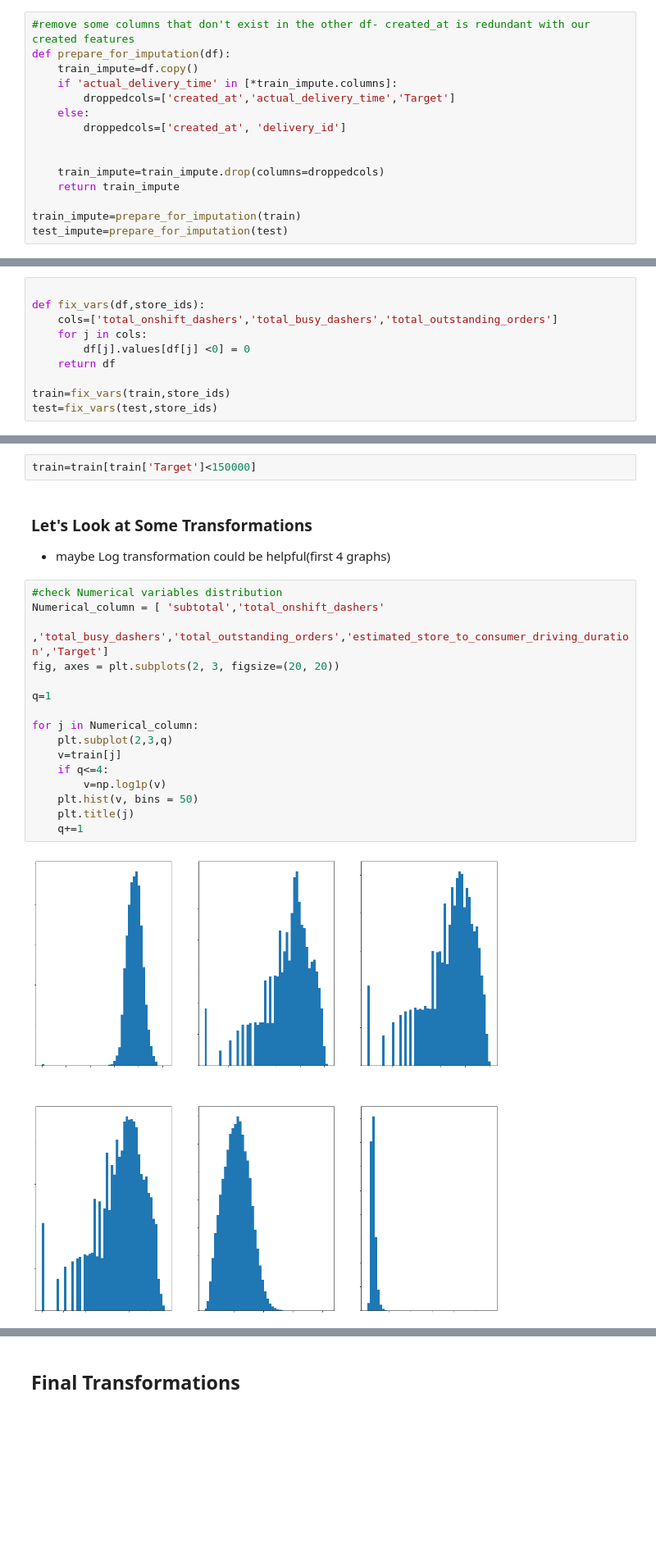
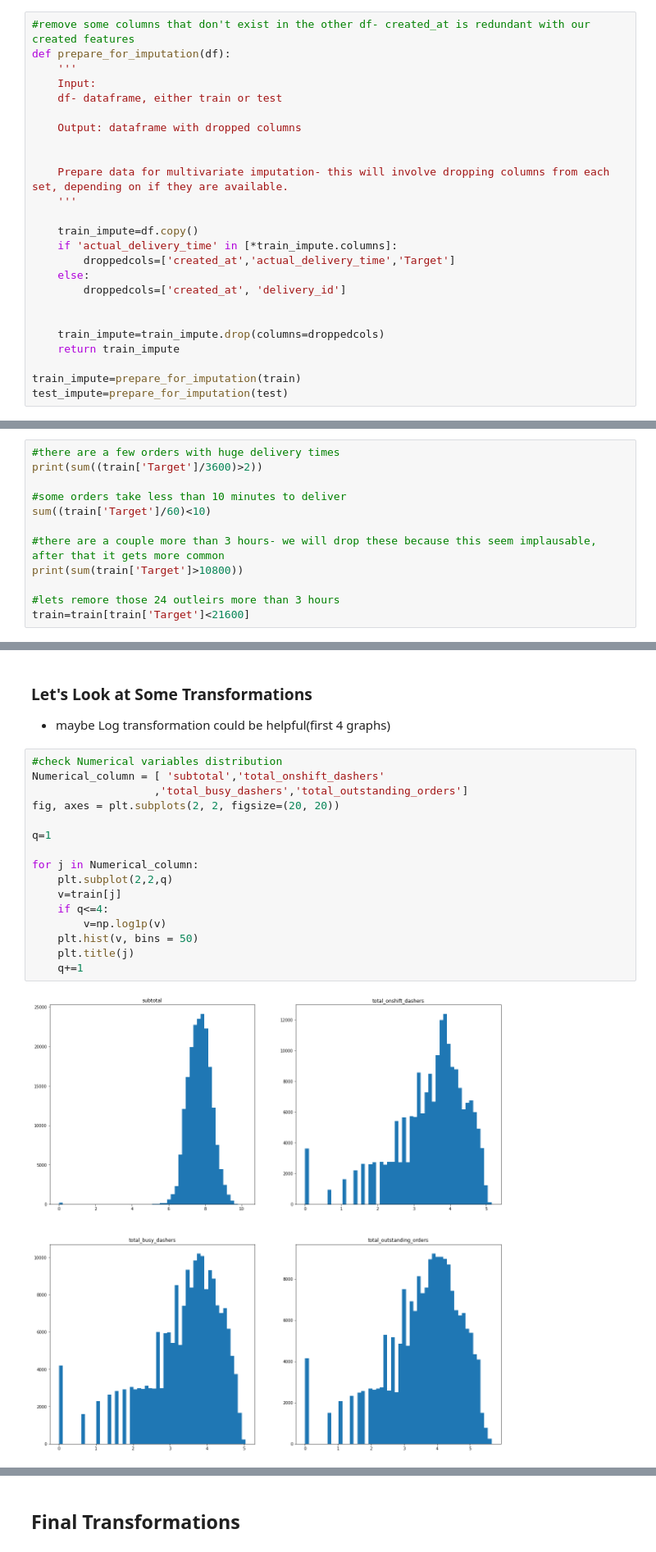
Before and after one commit to nkreimold/DoorDashPrediction, a Jupyter notebook: Analysis.ipynb, the cells around one changed output, grey strips where cells are left out. Shown: that part at 82% size. Drawn from its saved outputs; the diff is of its cells as text; blank space fills up the shorter version.

Commit message:
Changed target filtering

```diff
--- a/Analysis.ipynb
+++ b/Analysis.ipynb
@@ -224,6 +236,16 @@ dtype: int64
 # %%
 #remove some columns that don't exist in the other df- created_at is redundant with our created features
 def prepare_for_imputation(df):
+    '''
+    Input:
+    df- dataframe, either train or test
+
+    Output: dataframe with dropped columns
+
+
+    Prepare data for multivariate imputation- this will involve dropping columns from each set, depending on if they are available.
+    '''
+
     train_impute=df.copy()
     if 'actual_delivery_time' in [*train_impute.columns]:
         droppedcols=['created_at','actual_delivery_time','Target']
@@ -334,0 +398,12 @@ train.describe()
+# %%
+#there are a few orders with huge delivery times
+print(sum((train['Target']/3600)>2))
+
+#some orders take less than 10 minutes to deliver
+sum((train['Target']/60)<10)
+
+#there are a couple more than 3 hours- we will drop these because this seem implausable, after that it gets more common
+print(sum(train['Target']>10800))
+
+#lets remore those 24 outleirs more than 3 hours
+train=train[train['Target']<21600]
@@ -430,13 +496,3 @@ Also there are some really long and short order times. However, there are enough
-# %%
-
-def fix_vars(df,store_ids):
-    cols=['total_onshift_dashers','total_busy_dashers','total_outstanding_orders']
-    for j in cols:
-        df[j].values[df[j] <0] = 0
-    return df
-
-train=fix_vars(train,store_ids)
-test=fix_vars(test,store_ids)
 # %% [markdown]
 If we plot the target by time, there are relatively similar distributions by day-
 no one day has all the large order times
@@ -488,24 +542,22 @@ We can remove those two extreme points and replot. We will do this below after w
-# %%
-train=train[train['Target']<150000]
 # %% [markdown]
 ### Let's Look at Some Transformations
 - maybe Log transformation could be helpful(first 4 graphs)
 # %%
 #check Numerical variables distribution
 Numerical_column = [ 'subtotal','total_onshift_dashers'
-                   ,'total_busy_dashers','total_outstanding_orders','estimated_store_to_consumer_driving_duration','Target']
-fig, axes = plt.subplots(2, 3, figsize=(20, 20))
+                   ,'total_busy_dashers','total_outstanding_orders']
+fig, axes = plt.subplots(2, 2, figsize=(20, 20))
 
 q=1
 
 for j in Numerical_column:
-    plt.subplot(2,3,q)
+    plt.subplot(2,2,q)
     v=train[j]
     if q<=4:
         v=np.log1p(v)
     plt.hist(v, bins = 50)
     plt.title(j)
     q+=1
 # %% [output]
-[figure, old version]
+[figure, new version]
 # %% [markdown]
```
Also changed, not shown: parts of 33 cells of this notebook, 2 other files.
